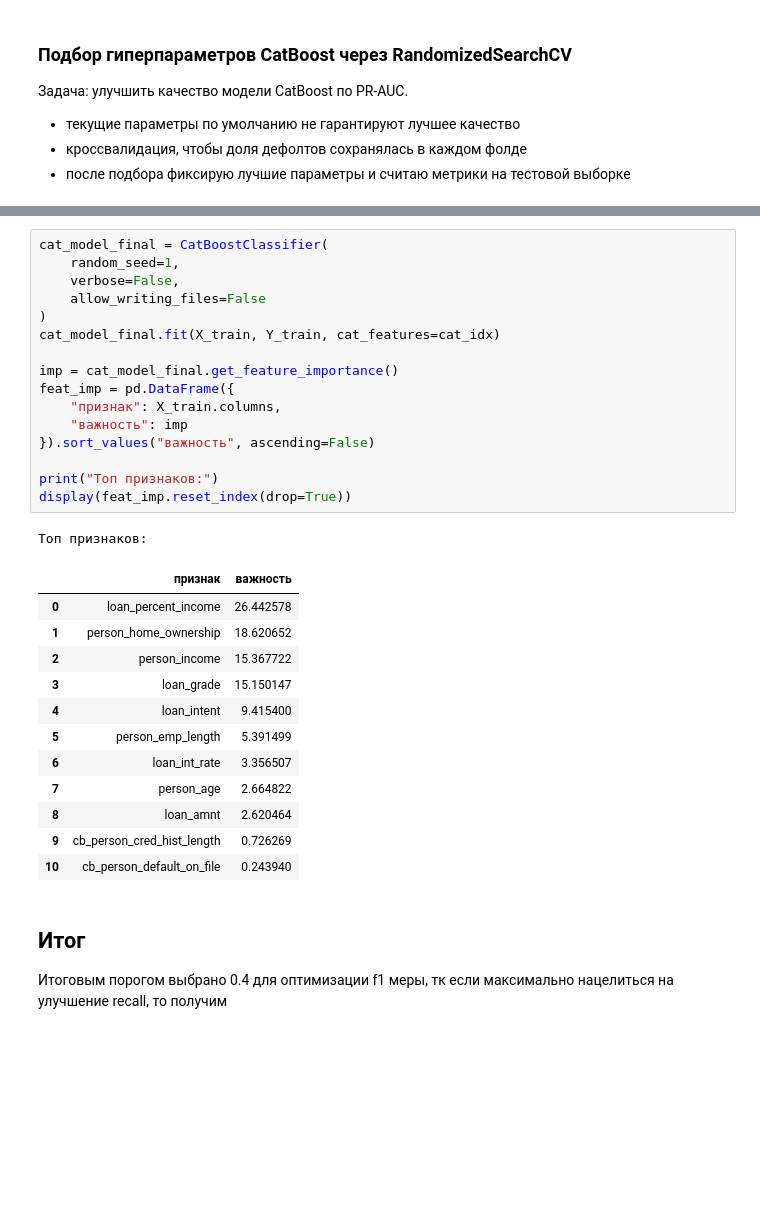
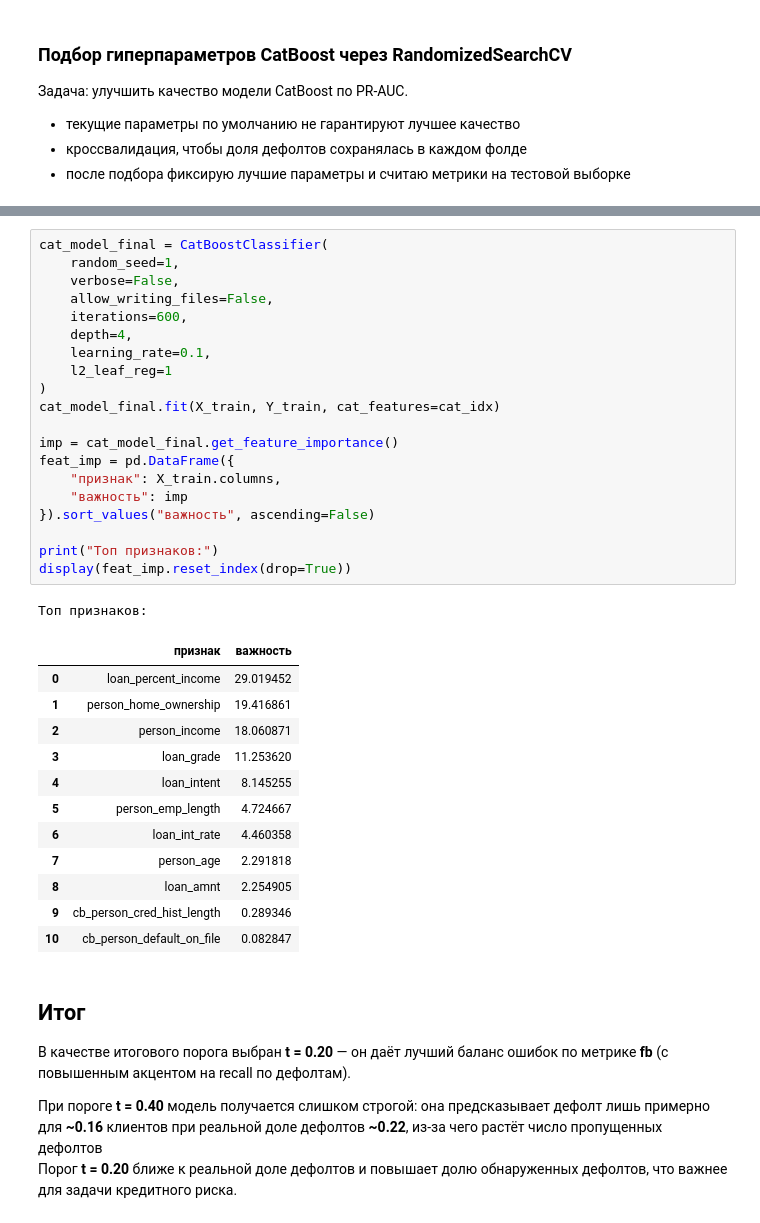
Before and after one commit to rodionpotapov/trening, a Jupyter notebook: prod/pet_project/notebook.ipynb, the cells around one changed output, grey strips where cells are left out. Cells and saved outputs as stored; diff of their text form; blank space fills up the shorter version.

```diff
--- a/prod/pet_project/notebook.ipynb
+++ b/prod/pet_project/notebook.ipynb
@@ -744,35 +779,41 @@ f1: 0.8
 # %%
 cat_model_final = CatBoostClassifier(
     random_seed=1,
     verbose=False,
-    allow_writing_files=False
+    allow_writing_files=False,
+    iterations=600,
+    depth=4,
+    learning_rate=0.1,
+    l2_leaf_reg=1
 )
 cat_model_final.fit(X_train, Y_train, cat_features=cat_idx)
 
 imp = cat_model_final.get_feature_importance()
 feat_imp = pd.DataFrame({
     "признак": X_train.columns,
     "важность": imp
 }).sort_values("важность", ascending=False)
 
 print("Топ признаков:")
 display(feat_imp.reset_index(drop=True))
 # %% [output]
 Топ признаков:
 |  | признак | важность |
-| 0 | loan_percent_income | 26.442578 |
-| 1 | person_home_ownership | 18.620652 |
-| 2 | person_income | 15.367722 |
-| 3 | loan_grade | 15.150147 |
-| 4 | loan_intent | 9.415400 |
-| 5 | person_emp_length | 5.391499 |
-| 6 | loan_int_rate | 3.356507 |
-| 7 | person_age | 2.664822 |
-| 8 | loan_amnt | 2.620464 |
-| 9 | cb_person_cred_hist_length | 0.726269 |
-| 10 | cb_person_default_on_file | 0.243940 |
+| 0 | loan_percent_income | 29.019452 |
+| 1 | person_home_ownership | 19.416861 |
+| 2 | person_income | 18.060871 |
+| 3 | loan_grade | 11.253620 |
+| 4 | loan_intent | 8.145255 |
+| 5 | person_emp_length | 4.724667 |
+| 6 | loan_int_rate | 4.460358 |
+| 7 | person_age | 2.291818 |
+| 8 | loan_amnt | 2.254905 |
+| 9 | cb_person_cred_hist_length | 0.289346 |
+| 10 | cb_person_default_on_file | 0.082847 |
 # %% [markdown]
 ## Итог
 
-Итоговым порогом выбрано 0.4 для оптимизации f1 меры, тк если максимально нацелиться на улучшение recall, то
-получим
+В качестве итогового порога выбран **t = 0.20** — он даёт лучший баланс ошибок по метрике **fb** (с повышенным акцентом на recall по дефолтам).
+
+При пороге **t = 0.40** модель получается слишком строгой: она предсказывает дефолт лишь примерно для **~0.16** клиентов при реальной доле дефолтов **~0.22**, из-за чего растёт число пропущенных дефолтов
+Порог **t = 0.20** ближе к реальной доле дефолтов и повышает долю обнаруженных дефолтов, что важнее для задачи кредитного риска.
```
Also changed, not shown: parts of 15 cells of this notebook.
